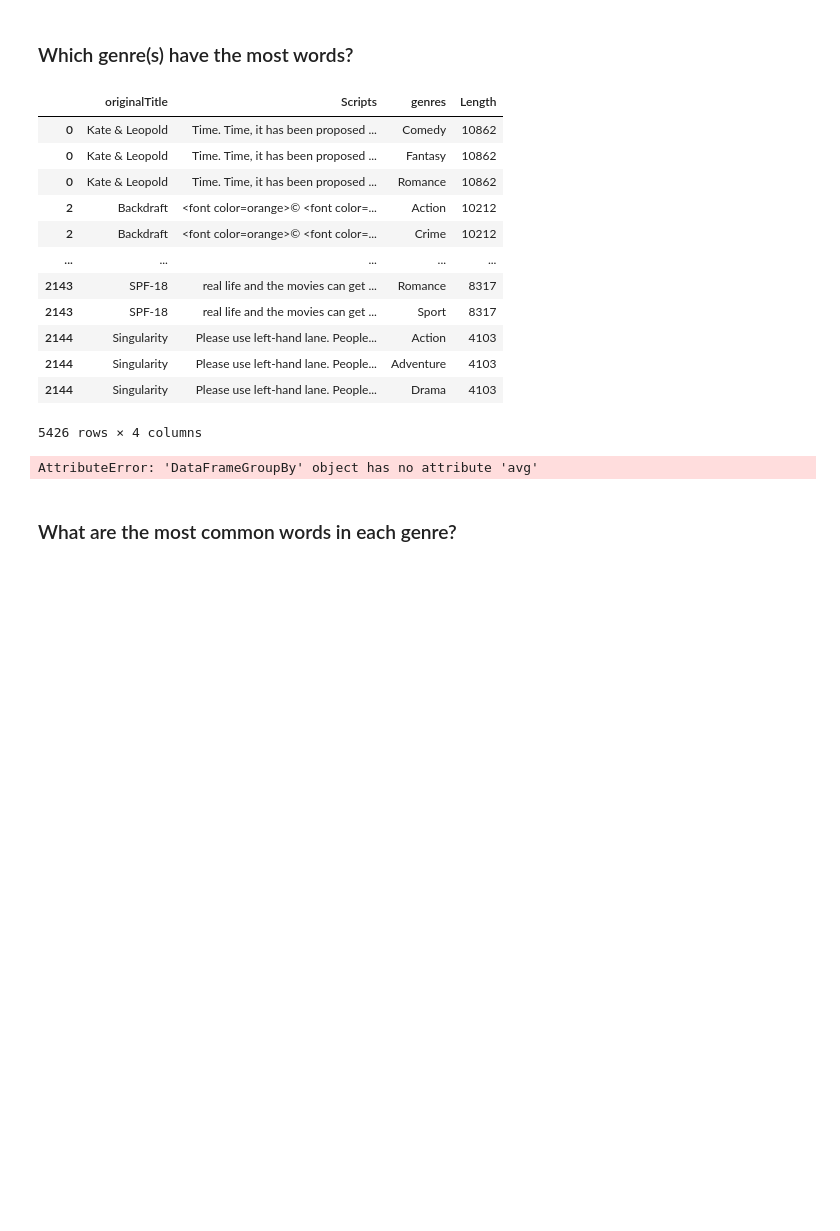
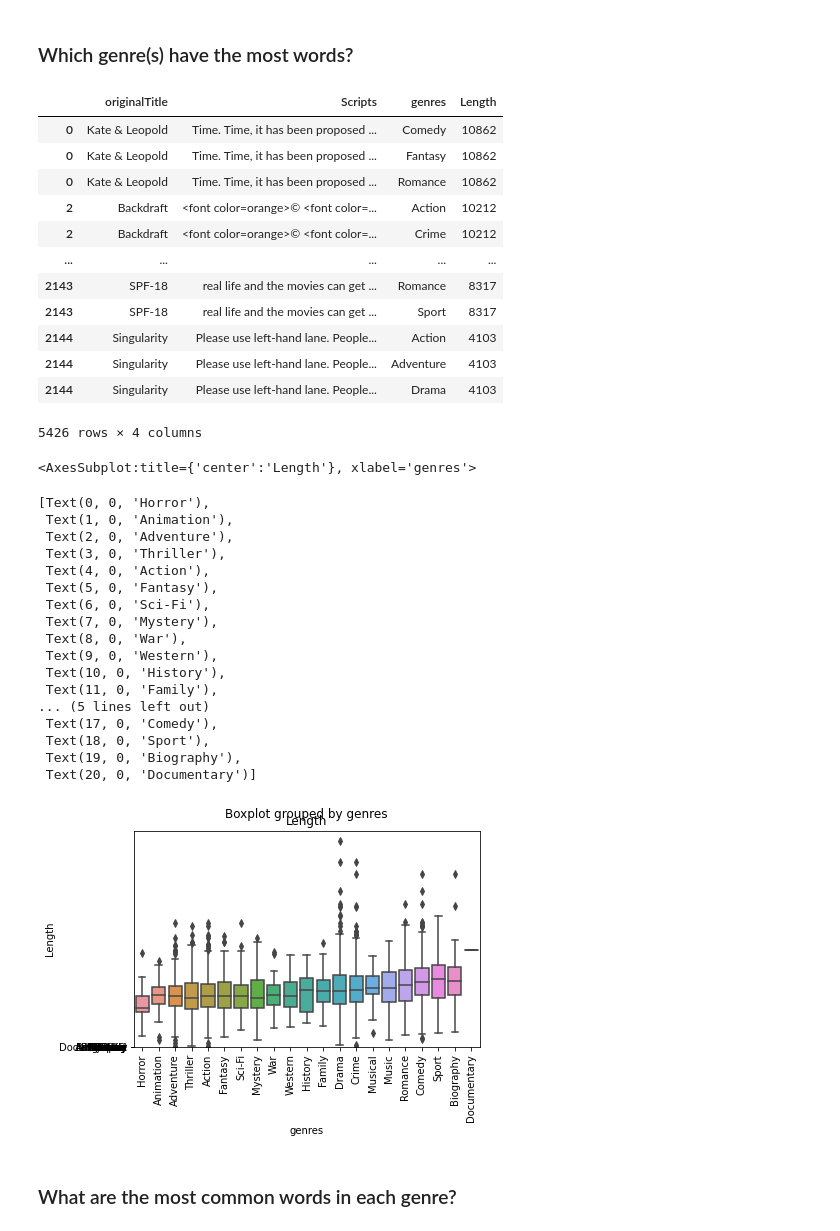
Before and after one commit to kotooriiii/CS105-Project, a Jupyter notebook: ProjectMain.ipynb, the cells around one changed output. Saved outputs shown, nothing was run; the diff lists cells and outputs as text; code cells hidden in the pictures; blank space fills up the shorter version.

Commit message:
change heatmap to boxplot

```diff
--- a/ProjectMain.ipynb
+++ b/ProjectMain.ipynb
@@ -167,30 +167,59 @@ As we can see per the above bar chart, the majority of the films in the dataset
 ### Which genre(s) have the most words?
 # %%
 new_df = scripts_basics_df[["originalTitle", "Scripts", "genres"]]
-new_df = new_df.dropna()
-new_df['Length'] = new_df['Scripts'].str.split(" ").str.len()
-new_df
-
-new_df = new_df.groupby("genres").mean()
-new_df = new_df.sort_values(by=['Length'])
+new_df = new_df.dropna() #can be deleted since data should be clean before this step, kept for testing
+new_df['Length'] = new_df['Scripts'].str.split(" ").str.len() # adds the length column with length of each script
+display(new_df)
 
 
-sns.heatmap(new_df, annot=True)
+# new_df = new_df.groupby("genres")#.plot.box()#.mean() #calculates the avg script length for each genre
+# new_df.boxplot()
+new_df.boxplot(column='Length',by='genres', vert=False)
+
+grouped = new_df.groupby(['genres']).mean().sort_values(by='Length')
+
+plot_df = sns.boxplot(x=new_df.genres, y=new_df.Length, order=grouped.index)
+plot_df.set_xticklabels(plot_df.get_xticklabels(),rotation=90)
+# new_df = new_df.sort_values(by=['Length'])
+# display(new_df)
+# new_df.transpose().plot.box()
+
+
+# sns.heatmap(new_df, annot=True) #print heatmap
+# new_df.plot.box()
 # %% [output]
 |  | originalTitle | Scripts | genres | Length |
 | 0 | Kate & Leopold | Time. Time, it has been proposed ... | Comedy | 10862 |
 | 0 | Kate & Leopold | Time. Time, it has been proposed ... | Fantasy | 10862 |
 | 0 | Kate & Leopold | Time. Time, it has been proposed ... | Romance | 10862 |
 | 2 | Backdraft | <font color=orange>© <font color=... | Action | 10212 |
 | 2 | Backdraft | <font color=orange>© <font color=... | Crime | 10212 |
 | ... | ... | ... | ... | ... |
 | 2143 | SPF-18 | real life and the movies can get ... | Romance | 8317 |
 | 2143 | SPF-18 | real life and the movies can get ... | Sport | 8317 |
 | 2144 | Singularity | Please use left-hand lane. People... | Action | 4103 |
 | 2144 | Singularity | Please use left-hand lane. People... | Adventure | 4103 |
 | 2144 | Singularity | Please use left-hand lane. People... | Drama | 4103 |
 5426 rows × 4 columns
-AttributeError: 'DataFrameGroupBy' object has no attribute 'avg'
+<AxesSubplot:title={'center':'Length'}, xlabel='genres'>
+[Text(0, 0, 'Horror'),
+ Text(1, 0, 'Animation'),
+ Text(2, 0, 'Adventure'),
+ Text(3, 0, 'Thriller'),
+ Text(4, 0, 'Action'),
+ Text(5, 0, 'Fantasy'),
+ Text(6, 0, 'Sci-Fi'),
+ Text(7, 0, 'Mystery'),
+ Text(8, 0, 'War'),
+ Text(9, 0, 'Western'),
+ Text(10, 0, 'History'),
+ Text(11, 0, 'Family'),
+... (5 lines left out)
+ Text(17, 0, 'Comedy'),
+ Text(18, 0, 'Sport'),
+ Text(19, 0, 'Biography'),
+ Text(20, 0, 'Documentary')]
+[figure, added]
 # %% [markdown]
 ### What are the most common words in each genre?
 # %%
```
Also changed, not shown: parts of 1 cell of this notebook.
